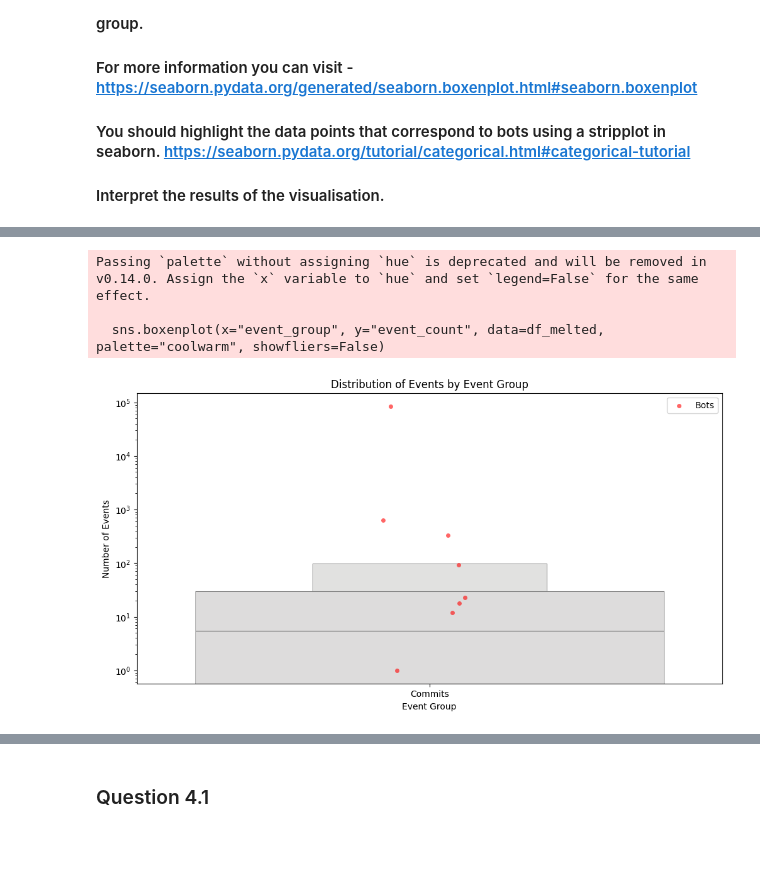
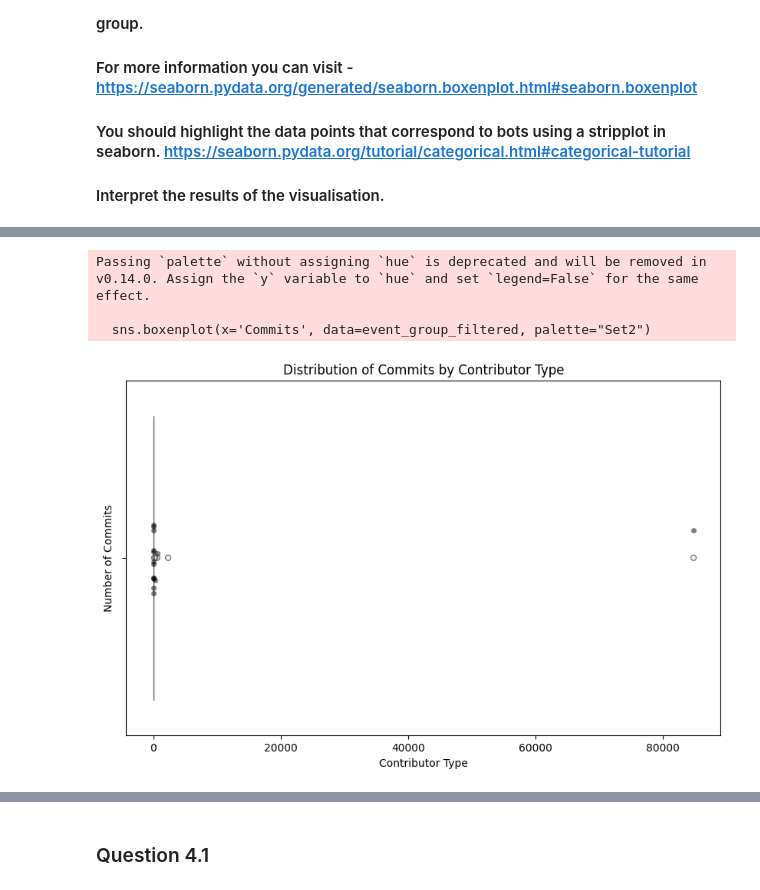
Before and after one commit to nicolas-gatta/Software_Evolution_TP_bots, a Jupyter notebook: TP_bots_template.ipynb, the cells around one changed output, grey strips where cells are left out. Saved outputs shown, nothing was run; the diff lists cells and outputs as text; code cells hidden in the pictures; blank space fills up the shorter version.

```diff
--- a/TP_bots_template.ipynb
+++ b/TP_bots_template.ipynb
@@ -570,9 +571,9 @@ def determine_event_group(row):
 
 filtered_contributors_events_df['event_group'] = filtered_contributors_events_df.apply(determine_event_group, axis=1, result_type='expand')
 
-event_group_filtered = filtered_contributors_events_df.groupby(["login", "event_group"]).agg(event_count=('event_group', 'count')).reset_index()
+event_group_filtered_before = filtered_contributors_events_df.groupby(["login", "event_group"]).agg(event_count=('event_group', 'count')).reset_index()
 
-event_group_filtered = event_group_filtered.pivot(index='login', columns='event_group', values='event_count').reset_index().rename_axis(None,axis=1)
+event_group_filtered = event_group_filtered_before.pivot(index='login', columns='event_group', values='event_count').reset_index().rename_axis(None,axis=1)
 
 event_group_filtered = event_group_filtered.rename(columns={"login":"contributor"})
 
@@ -790,35 +778,22 @@ Passing `palette` without assigning `hue` is deprecated and will be removed in v
 # %%
 # YOUR CODE BELOW - Visualise number of events from commit event group
 
-df_melted = df.melt(id_vars=["contributor", "acc_type"],
-                     value_vars=["Commits"],
-                     var_name="event_group",
-                     value_name="event_count")
+plt.figure(figsize=(10, 6))
 
-# Set figure size
-plt.figure(figsize=(12, 6))
+sns.boxenplot(x='Commits', data=event_group_filtered, palette="Set2")
 
-# Create the boxen plot
-sns.boxenplot(x="event_group", y="event_count", data=df_melted, palette="coolwarm", showfliers=False)
+sns.stripplot(x='Commits', data=event_group_filtered[event_group_filtered["acc_type"].isin(["Bot", "Bot Actor"])], jitter=True, color='black', alpha=0.5)
 
-# Overlay the strip plot to highlight bots
-sns.stripplot(x="event_group", y="event_count", data=df_melted[df_melted["acc_type"].isin(["Bot", "Bot Actor"])],
-              color="red", alpha=0.6, jitter=True, label="Bots")
+plt.title('Distribution of Commits by Contributor Type')
+plt.xlabel('Contributor Type')
+plt.ylabel('Number of Commits')
 
-# Customize plot
-plt.yscale("log")
-plt.xlabel("Event Group")
-plt.ylabel("Number of Events")
-plt.title("Distribution of Events by Event Group")
-plt.legend()
-
-# Show the plot
 plt.show()
 # %% [output]
-Passing `palette` without assigning `hue` is deprecated and will be removed in v0.14.0. Assign the `x` variable to `hue` and set `legend=False` for the same effect.
+Passing `palette` without assigning `hue` is deprecated and will be removed in v0.14.0. Assign the `y` variable to `hue` and set `legend=False` for the same effect.
 
-  sns.boxenplot(x="event_group", y="event_count", data=df_melted, palette="coolwarm", showfliers=False)
+  sns.boxenplot(x='Commits', data=event_group_filtered, palette="Set2")
-[figure, old version]
+[figure, new version]
 # %%
 # YOUR CODE BELOW - Visualise number of events from repo event group
 
```
Also changed, not shown: parts of 10 cells of this notebook.
